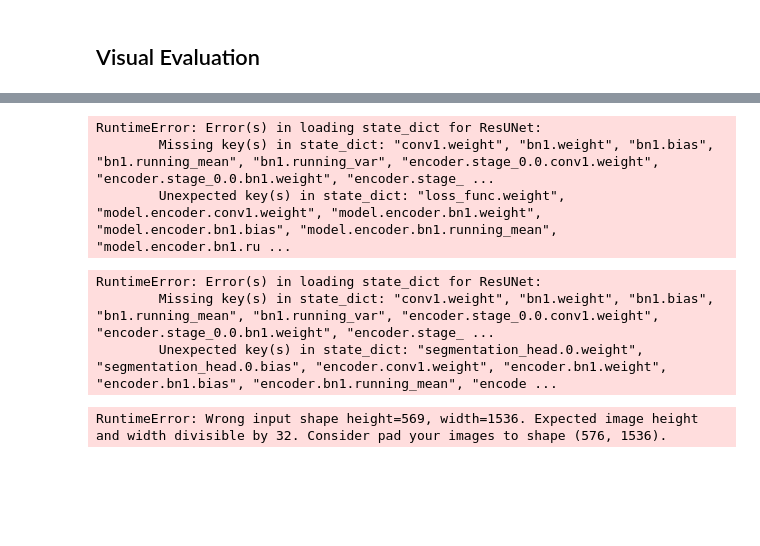
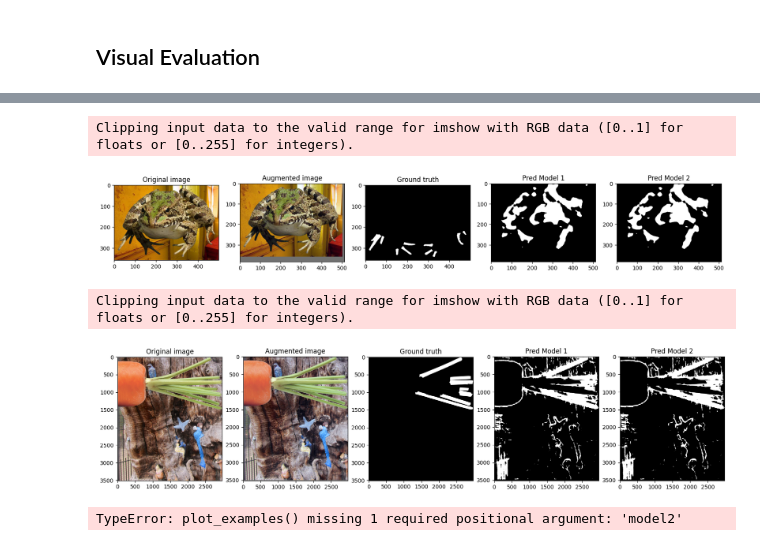
Before and after one commit to galvaowesley/master_computer_vision_experiments, a Jupyter notebook: fase_2/01_resnet_fpn/02_resnet_fpn_segmentation.ipynb, the cells around one changed output, grey strips where cells are left out. Drawn from its saved outputs; the diff is of its cells as text; code cells hidden in the pictures; blank space fills up the shorter version.

```diff
--- a/fase_2/01_resnet_fpn/02_resnet_fpn_segmentation.ipynb
+++ b/fase_2/01_resnet_fpn/02_resnet_fpn_segmentation.ipynb
@@ -317,23 +348,18 @@ LitSeg(
 # %%
-checkpoint = torch.load('./logs/resunet_fpn_e_50_lr_0.01_bs_2/checkpoints/best_val_loss-epoch=30-val_loss=0.19.ckpt')
-state_dict =checkpoint['state_dict']
+checkpoint1_path = './logs/resunet18_fpn_e_50_lr_0.01_bs_1/checkpoints/best_val_loss-epoch=09-val_loss=0.24.ckpt'
+checkpoint2_path = './logs/resnet18_fpn_e_50_lr_0.01_bs_1/checkpoints/best_val_loss-epoch=02-val_loss=0.44.ckpt'
 
-model3 = resunet.ResUNet((3, 3, 3, 3), (16,32,64,128),  in_channels=3)
-model3.load_state_dict(state_dict)
+
+
+model_init = smp.FPN(
+                encoder_name="resnet18",
+                encoder_weights="imagenet",
+                in_channels=3,
+                classes=2,
+)
+
+
+model1 = load_model_with_checkpoint(checkpoint1_path, model_init)
+model2 = load_model_with_checkpoint(checkpoint2_path, model_init)
+
+# model.load_state_dict(state_dict)
-# %% [output]
-RuntimeError: Error(s) in loading state_dict for ResUNet:
-        Missing key(s) in state_dict: "conv1.weight", "bn1.weight", "bn1.bias", "bn1.running_mean", "bn1.running_var", "encoder.stage_0.0.conv1.weight", "encoder.stage_0.0.bn1.weight", "encoder.stage_ ...
-        Unexpected key(s) in state_dict: "loss_func.weight", "model.encoder.conv1.weight", "model.encoder.bn1.weight", "model.encoder.bn1.bias", "model.encoder.bn1.running_mean", "model.encoder.bn1.ru ...
-# %%
-checkpoint_path1 = './logs/resunet_fpn_e_50_lr_0.01_bs_2/checkpoints/best_val_loss-epoch=30-val_loss=0.19.ckpt'
-checkpoint_path2 = './logs/resunet_fpn_e_50_lr_0.01_bs_2/checkpoints/epoch=49-step=103500.ckpt'
-
-model3 = resunet.ResUNet((3, 3, 3, 3), (16,32,64,128),  in_channels=3)
-model3 = load_model_with_checkpoint(checkpoint_path1, model3)
-
-model3 = resunet.ResUNet((3, 3, 3, 3), (16,32,64,128),  in_channels=3)
-model3 = load_model_with_checkpoint(checkpoint_path2, model3)
-# %% [output]
-RuntimeError: Error(s) in loading state_dict for ResUNet:
-        Missing key(s) in state_dict: "conv1.weight", "bn1.weight", "bn1.bias", "bn1.running_mean", "bn1.running_var", "encoder.stage_0.0.conv1.weight", "encoder.stage_0.0.bn1.weight", "encoder.stage_ ...
-        Unexpected key(s) in state_dict: "segmentation_head.0.weight", "segmentation_head.0.bias", "encoder.conv1.weight", "encoder.bn1.weight", "encoder.bn1.bias", "encoder.bn1.running_mean", "encode ...
@@ -384,0 +417,7 @@ def plot_examples(ds, model1, model2, model3, n=4):
+# %%
+plot_examples(ds_valid, model1, model2, n=2)
+# %% [output]
+Clipping input data to the valid range for imshow with RGB data ([0..1] for floats or [0..255] for integers).
+[figure, added]
+Clipping input data to the valid range for imshow with RGB data ([0..1] for floats or [0..255] for integers).
+[figure, added]
@@ -385,4 +469,4 @@ def plot_examples(ds, model1, model2, model3, n=4):
 # %%
-plot_examples(ds_valid, model, model, model, n=3)
+plot_examples(ds_valid, model1, n=2)
 # %% [output]
-RuntimeError: Wrong input shape height=569, width=1536. Expected image height and width divisible by 32. Consider pad your images to shape (576, 1536).
+TypeError: plot_examples() missing 1 required positional argument: 'model2'
```
Also changed, not shown: parts of 12 cells of this notebook, 5 other files.
